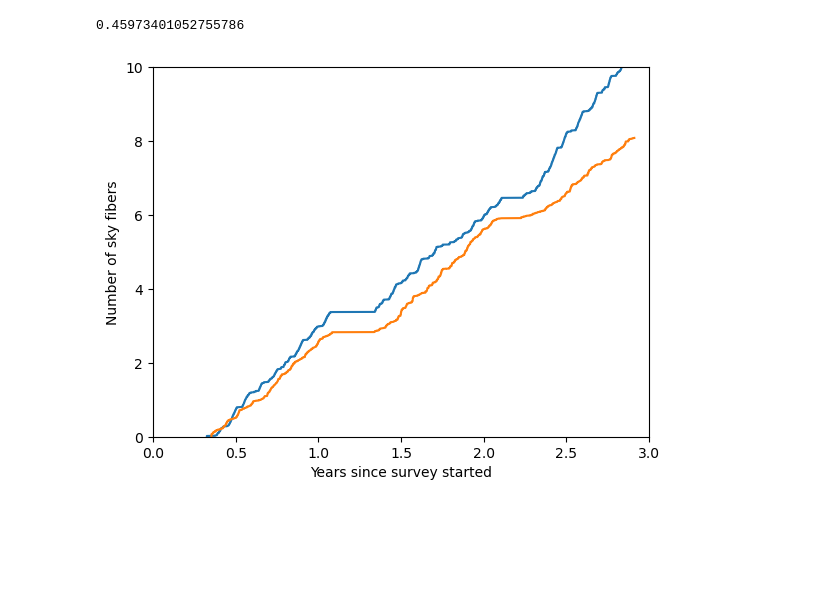
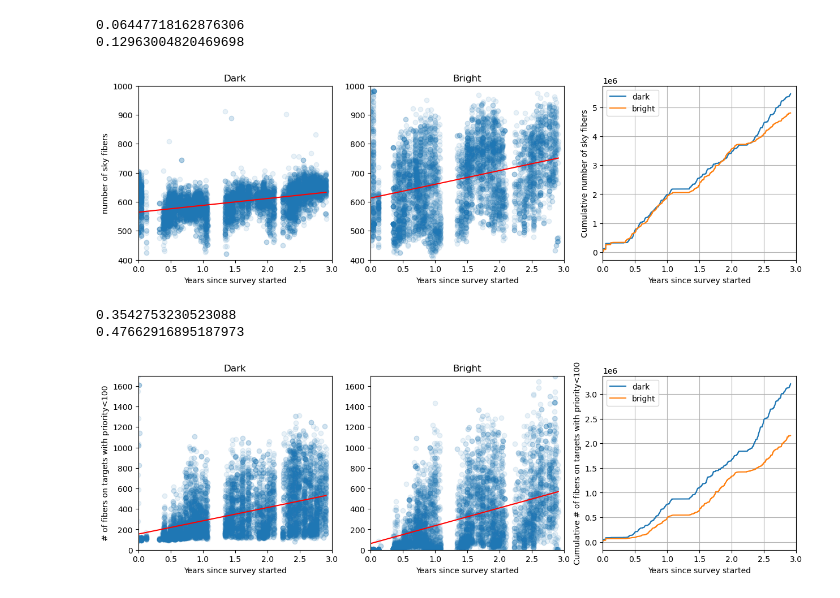
Before and after one commit to forero/SpareDESI, a Jupyter notebook: nb/baseline_observations.ipynb, the cells around one changed output. Saved outputs shown, nothing was run; the diff lists cells and outputs as text; code cells hidden in the pictures; blank space fills up the shorter version.

```diff
--- a/nb/baseline_observations.ipynb
+++ b/nb/baseline_observations.ipynb
@@ -247,34 +194,12 @@ print(slope)
-# %%
-
-ii = (data['tile_program']=='dark') #& (data['day']>600)
-dark_time = np.array(data['tile_days'][ii]/365.0)
-dark_counts = np.array(data['tile_nverylowp'][ii])
-ll = np.argsort(dark_time)
-dark_time = dark_time[ll]
-dark_counts = dark_counts[ll]
-plt.plot(dark_time, np.cumsum(dark_counts)/1E6)
-
-plt.ylabel("Number of sky fibers")
-plt.xlabel("Years since survey started")
-
-
-jj = (data['tile_program']=='bright') #& (data['day']>600)
-bright_time = np.array(data['tile_days'][jj]/365.0)
-bright_counts = np.array(data['tile_nverylowp'][jj])
-mm = np.argsort(bright_time)
-bright_time = bright_time[mm]
-bright_counts = bright_counts[mm]
-
-plt.plot(bright_time, np.cumsum(bright_counts)/1E6)
-
-plt.xlabel("Years since survey started")
-plt.ylim(0,10)
-plt.xlim(0., 3.)
-
-slope, intercept, r_value, p_value, std_err = stats.linregress(data['tile_days'][ii], data['tile_nverylowp'][ii])
-x = np.sort(data['tile_days'][ii])
-plt.plot(x/365., slope*x + intercept, color='red')
-print(slope)
-# %% [output]
-0.45973401052755786
-[figure, removed]
+# %%
+plot_quantity(data, col_name='tile_nsky', col_label='number of sky fibers')
+# %% [output]
+0.06447718162876306
+0.12963004820469698
+[figure, added]
+# %%
+plot_quantity(data, col_name='tile_nverylowp', col_label='# of fibers on targets with priority<100', ylim=[0,1700])
+# %% [output]
+0.3542753230523088
+0.47662916895187973
+[figure, added]
```
Also changed, not shown: parts of 9 cells of this notebook.
